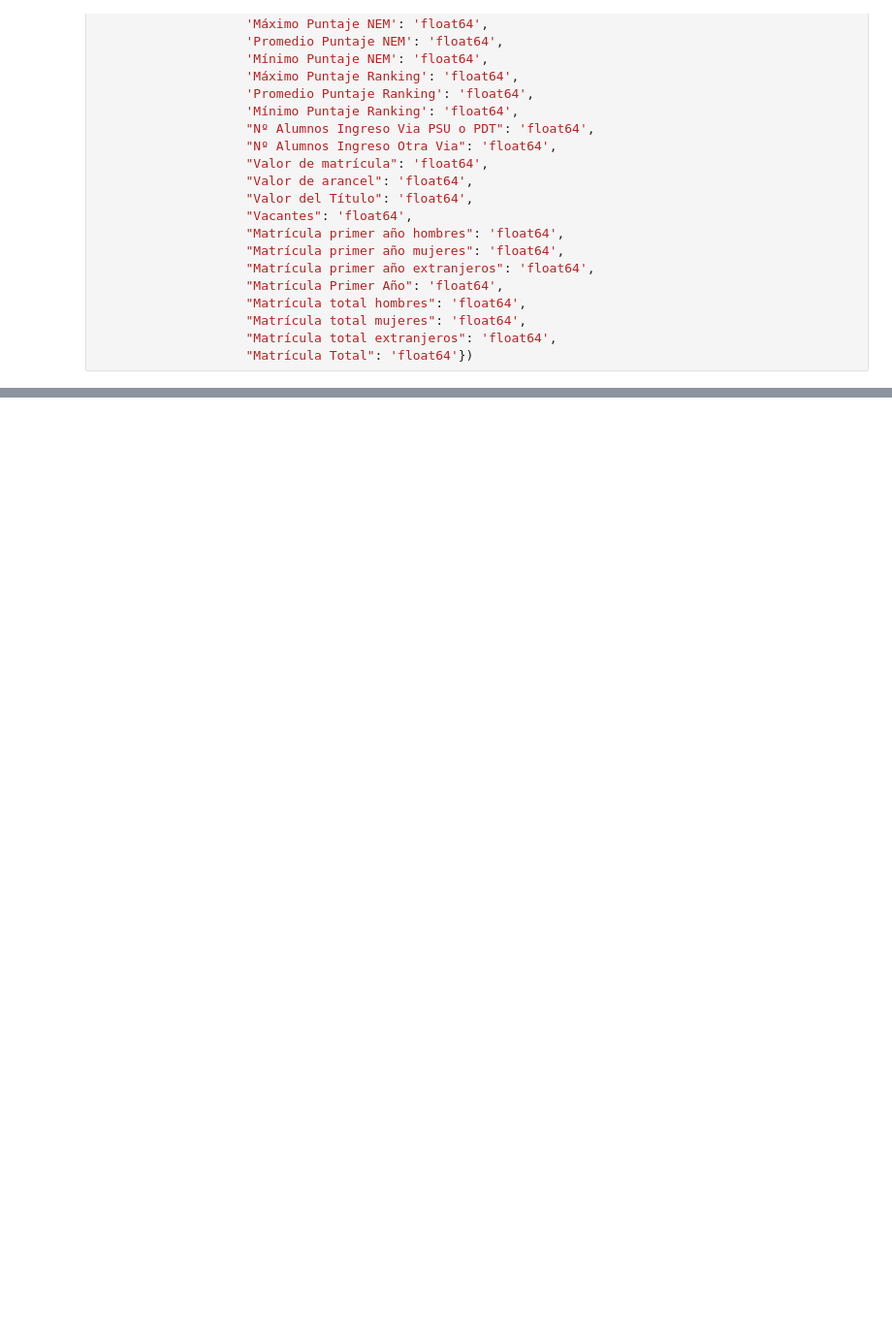
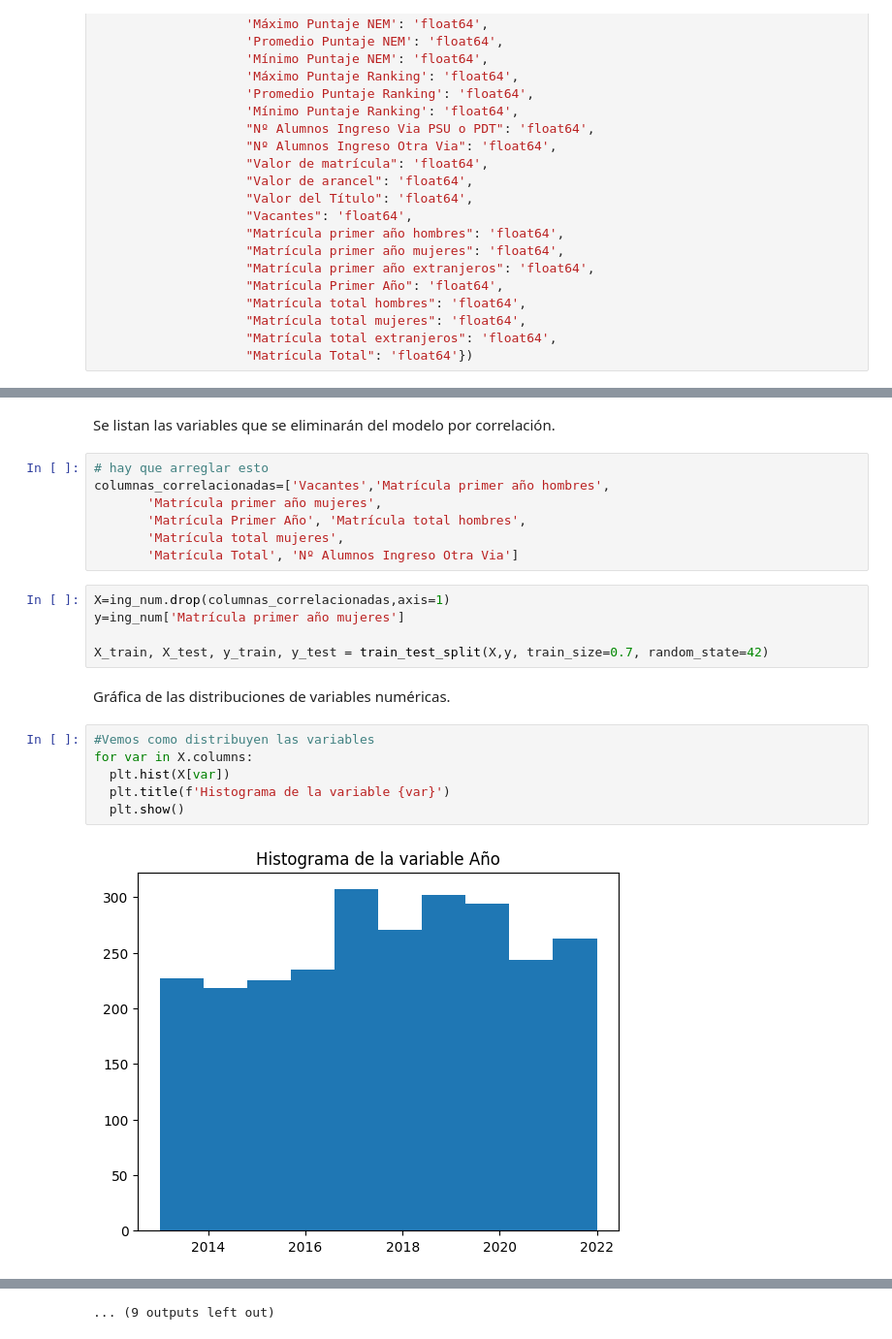
Before and after one commit to pabloskewes/proyecto-mineria-de-datos, a Jupyter notebook: hito3/informe.ipynb, the cells around one changed output, grey strips where cells are left out. Shown at 97% size. Saved outputs shown, nothing was run; the diff lists cells and outputs as text; blank space fills up the shorter version.

```diff
--- a/hito3/informe.ipynb
+++ b/hito3/informe.ipynb
@@ -534,0 +711,24 @@ ing_fin = ing_fin.astype({'Año': 'int64',
+# %% [markdown]
+Se listan las variables que se eliminarán del modelo por correlación.
+# %%
+# hay que arreglar esto
+columnas_correlacionadas=['Vacantes','Matrícula primer año hombres',
+       'Matrícula primer año mujeres',
+       'Matrícula Primer Año', 'Matrícula total hombres',
+       'Matrícula total mujeres',
+       'Matrícula Total', 'Nº Alumnos Ingreso Otra Via']
+# %%
+X=ing_num.drop(columnas_correlacionadas,axis=1)
+y=ing_num['Matrícula primer año mujeres']
+
+X_train, X_test, y_train, y_test = train_test_split(X,y, train_size=0.7, random_state=42)
+# %% [markdown]
+Gráfica de las distribuciones de variables numéricas.
+# %%
+#Vemos como distribuyen las variables
+for var in X.columns:
+  plt.hist(X[var])
+  plt.title(f'Histograma de la variable {var}')
+  plt.show()
+# %% [output]
+[figure, added]
@@ -534,0 +746 @@ ing_fin = ing_fin.astype({'Año': 'int64',
+... (9 outputs left out)
```
Also changed, not shown: parts of 39 cells of this notebook, 6 other files.
